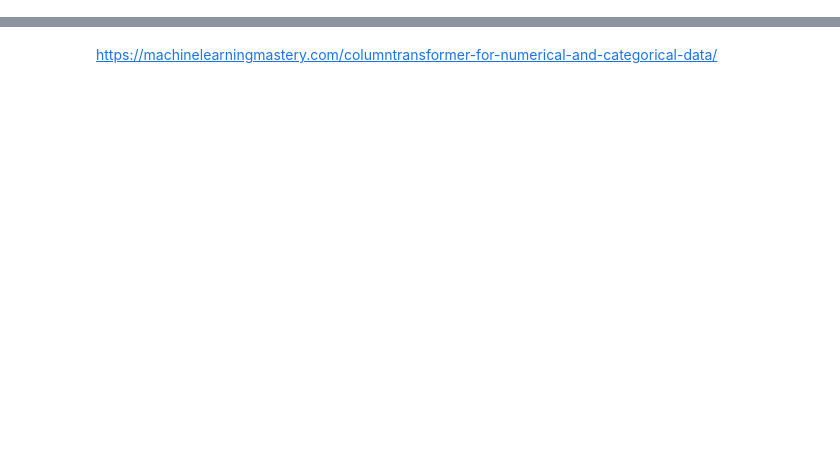
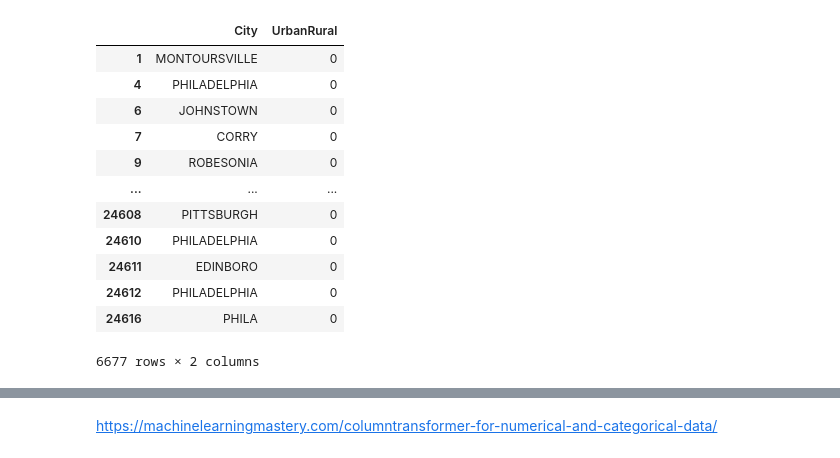
Before and after one commit to caparicio-esd/muirst-cdaw-challenge, a Jupyter notebook: notebooks/notebook_01.ipynb, the cells around one changed output, grey strips where cells are left out. Drawn from its saved outputs; the diff is of its cells as text; code cells hidden in the pictures; blank space fills up the shorter version.

```diff
--- a/notebooks/notebook_01.ipynb
+++ b/notebooks/notebook_01.ipynb
@@ -406,3 +411,19 @@ Length: 313, dtype: int64
+# %%
+df_train[["City", "UrbanRural"]][df_train["UrbanRural"] == 0]
+# %% [output]
+|  | City | UrbanRural |
+| 1 | MONTOURSVILLE | 0 |
+| 4 | PHILADELPHIA | 0 |
+| 6 | JOHNSTOWN | 0 |
+| 7 | CORRY | 0 |
+| 9 | ROBESONIA | 0 |
+| ... | ... | ... |
+| 24608 | PITTSBURGH | 0 |
+| 24610 | PHILADELPHIA | 0 |
+| 24611 | EDINBORO | 0 |
+| 24612 | PHILADELPHIA | 0 |
+| 24616 | PHILA | 0 |
+6677 rows × 2 columns
 # %%
 df_train.groupby("UrbanRural").size().sort_values(ascending=False)
 # %% [output]
```
Also changed, not shown: parts of 39 cells of this notebook, 17 other files.
